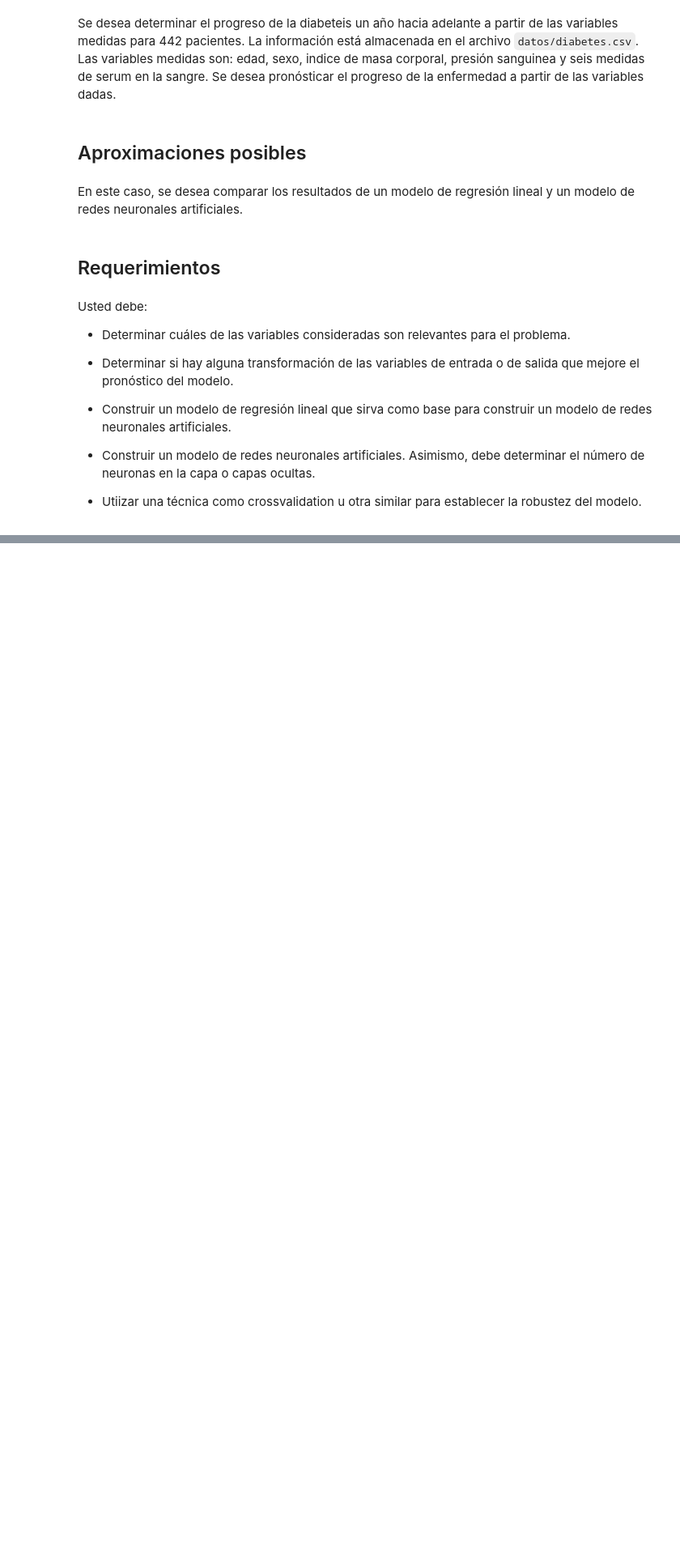
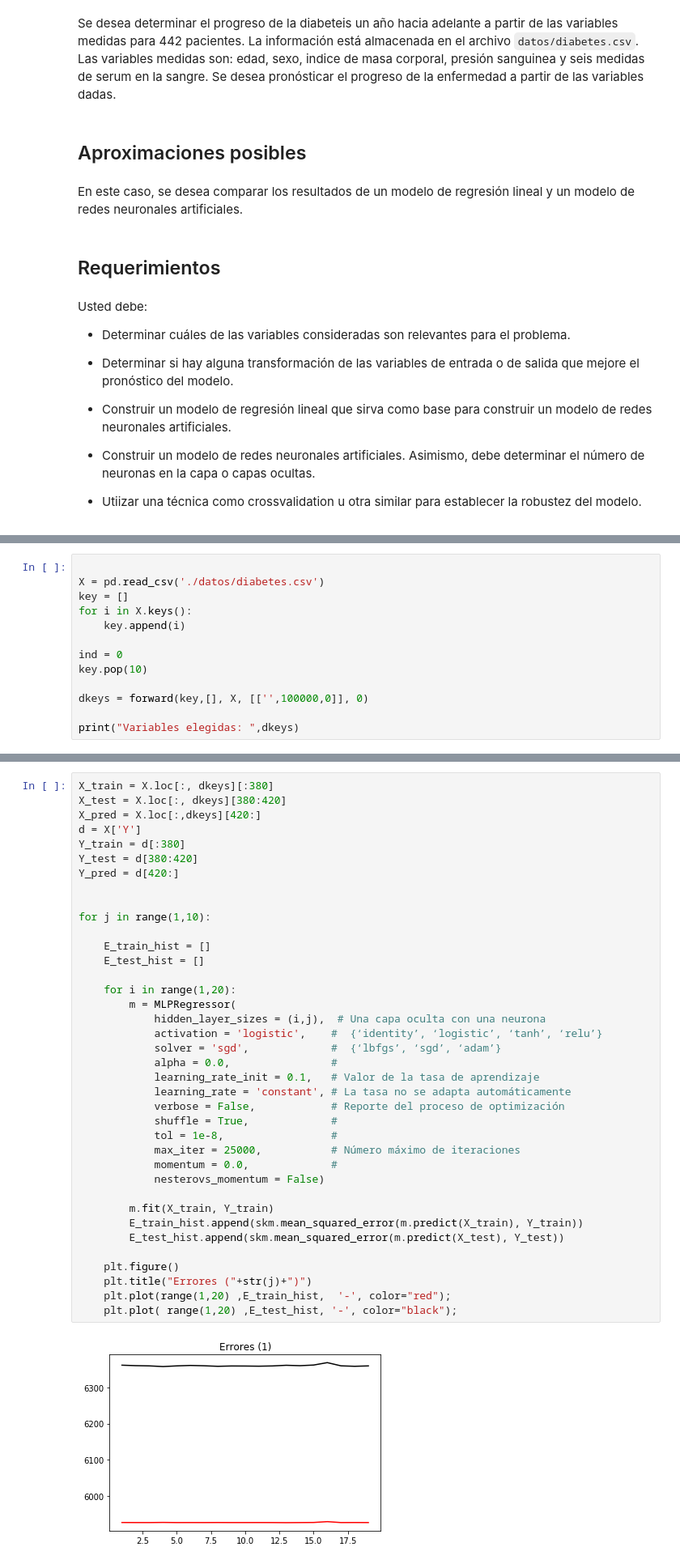
Before and after one commit to ANN-2019-2/evaluacion-vdjaramillo, a Jupyter notebook: 02-diabetes.ipynb, the cells around one changed output, grey strips where cells are left out. Shown at 81% size. Saved outputs shown, nothing was run; the diff lists cells and outputs as text; blank space fills up the shorter version.

```diff
--- a/02-diabetes.ipynb
+++ b/02-diabetes.ipynb
@@ -33,0 +91,13 @@ Usted debe:
+# %%
+
+X = pd.read_csv('./datos/diabetes.csv')
+key = []
+for i in X.keys():
+    key.append(i)
+
+ind = 0
+key.pop(10)
+
+dkeys = forward(key,[], X, [['',100000,0]], 0)
+
+print("Variables elegidas: ",dkeys)
@@ -33,0 +113,40 @@ Usted debe:
+# %%
+X_train = X.loc[:, dkeys][:380]
+X_test = X.loc[:, dkeys][380:420]
+X_pred = X.loc[:,dkeys][420:]
+d = X['Y']
+Y_train = d[:380]
+Y_test = d[380:420]
+Y_pred = d[420:]
+
+
+for j in range(1,10):
+
+    E_train_hist = []
+    E_test_hist = []
+
+    for i in range(1,20):
+        m = MLPRegressor(
+            hidden_layer_sizes = (i,j),  # Una capa oculta con una neurona
+            activation = 'logistic',    #  {‘identity’, ‘logistic’, ‘tanh’, ‘relu’}
+            solver = 'sgd',             #  {‘lbfgs’, ‘sgd’, ‘adam’}
+            alpha = 0.0,                #
+            learning_rate_init = 0.1,   # Valor de la tasa de aprendizaje
+            learning_rate = 'constant', # La tasa no se adapta automáticamente
+            verbose = False,            # Reporte del proceso de optimización
+            shuffle = True,             #
+            tol = 1e-8,                 #
+            max_iter = 25000,           # Número máximo de iteraciones
+            momentum = 0.0,             #
+            nesterovs_momentum = False)
+
+        m.fit(X_train, Y_train)
+        E_train_hist.append(skm.mean_squared_error(m.predict(X_train), Y_train))
+        E_test_hist.append(skm.mean_squared_error(m.predict(X_test), Y_test))
+
+    plt.figure()
+    plt.title("Errores ("+str(j)+")")
+    plt.plot(range(1,20) ,E_train_hist,  '-', color="red");
+    plt.plot( range(1,20) ,E_test_hist, '-', color="black");
+# %% [output]
+[figure, added]
```
Also changed, not shown: parts of 13 cells of this notebook, 1 other file.
